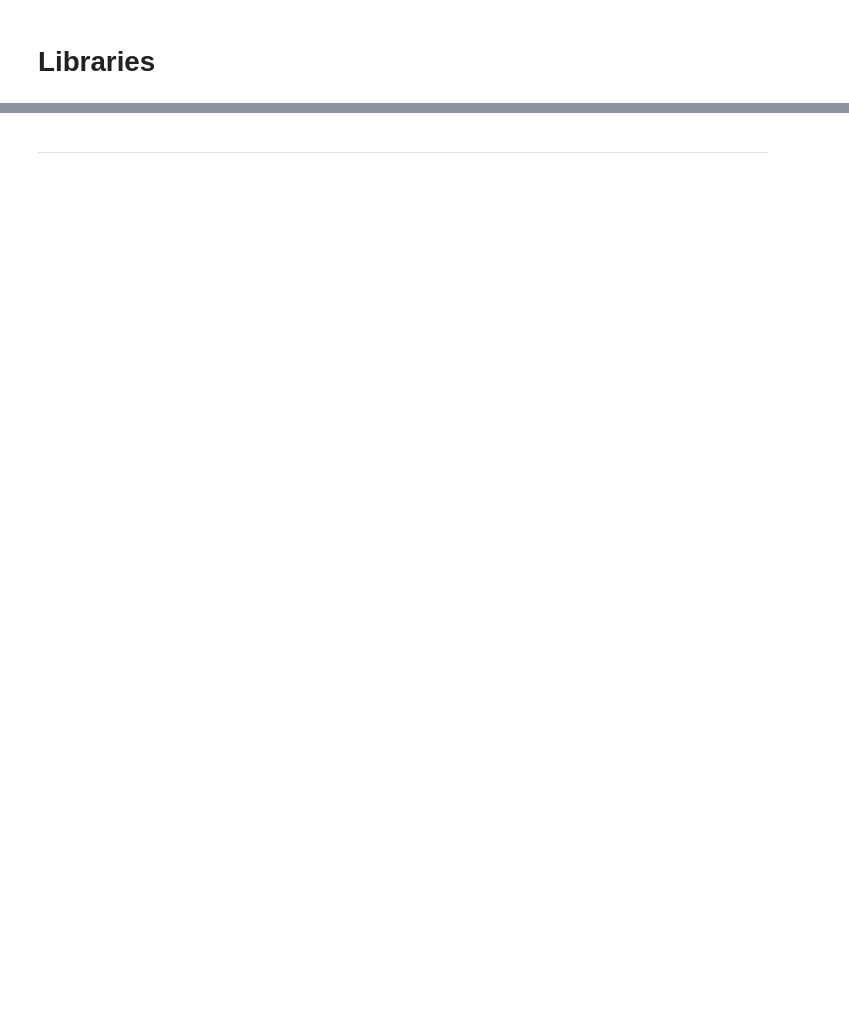
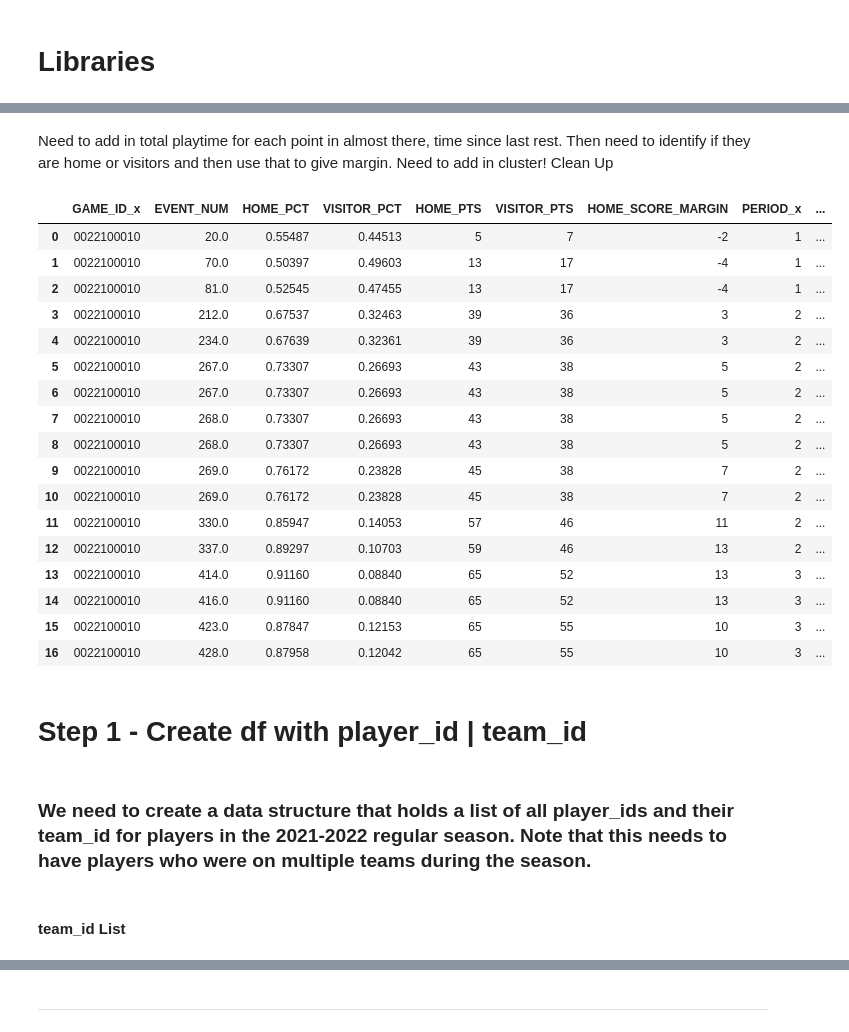
Before and after one commit to Eyring-Miller-Muriithi-capstone/shot-caller-for-ballers, a Jupyter notebook: Notebooks/Ryan/ryan_acquire_scrap_workbook.ipynb, the cells around one changed output, grey strips where cells are left out. Cells and saved outputs as stored; diff of their text form; code cells hidden in the pictures; blank space fills up the shorter version.

Commit message:
almost MVP updates

```diff
--- a/Notebooks/Ryan/ryan_acquire_scrap_workbook.ipynb
+++ b/Notebooks/Ryan/ryan_acquire_scrap_workbook.ipynb
@@ -62,0 +173,8 @@ df = shotchartdetail.ShotChartDetail(team_id,player_id).get_data_frames()[0]
+# %%
+df_shots = shotchartdetail.ShotChartDetail(team_id, player_id, season_type_all_star='Regular Season',
+                                                        season_nullable='2021-22',
+                                                        context_measure_simple = 'FGA').get_data_frames()[0]
+# %%
+df_shots['abs_time'] = np.where(df_shots.PERIOD < 5,
+                                (df_shots.PERIOD - 1) * 720 + (720 - (60 * df_shots.MINUTES_REMAINING) - (df_shots.SECONDS_REMAINING)),
+                                2880 + ((df_shots.PERIOD - 5) * 300) + (300 - (60 * df_shots.MINUTES_REMAINING) - (df_shots.SECONDS_REMAINING)))
@@ -62,0 +201,2 @@ df = shotchartdetail.ShotChartDetail(team_id,player_id).get_data_frames()[0]
+# %%
+df_game_shots = df_shots[df_shots.GAME_ID == game_id]
@@ -62,0 +219,33 @@ df = shotchartdetail.ShotChartDetail(team_id,player_id).get_data_frames()[0]
+# %%
+df_almostthere = df_player_game.merge(df_game_shots, how = 'inner', on = 'abs_time')
+# %% [markdown]
+Need to add in total playtime for each point in almost there, time since last rest.  Then need to identify if they are home or visitors and then use that to give margin.
+Need to add in cluster!
+Clean Up
+# %%
+df_almostthere
+# %% [output]
+|  | GAME_ID_x | EVENT_NUM | HOME_PCT | VISITOR_PCT | HOME_PTS | VISITOR_PTS | HOME_SCORE_MARGIN | PERIOD_x | ... |
+| 0 | 0022100010 | 20.0 | 0.55487 | 0.44513 | 5 | 7 | -2 | 1 | ... |
+| 1 | 0022100010 | 70.0 | 0.50397 | 0.49603 | 13 | 17 | -4 | 1 | ... |
+| 2 | 0022100010 | 81.0 | 0.52545 | 0.47455 | 13 | 17 | -4 | 1 | ... |
+| 3 | 0022100010 | 212.0 | 0.67537 | 0.32463 | 39 | 36 | 3 | 2 | ... |
+| 4 | 0022100010 | 234.0 | 0.67639 | 0.32361 | 39 | 36 | 3 | 2 | ... |
+| 5 | 0022100010 | 267.0 | 0.73307 | 0.26693 | 43 | 38 | 5 | 2 | ... |
+| 6 | 0022100010 | 267.0 | 0.73307 | 0.26693 | 43 | 38 | 5 | 2 | ... |
+| 7 | 0022100010 | 268.0 | 0.73307 | 0.26693 | 43 | 38 | 5 | 2 | ... |
+| 8 | 0022100010 | 268.0 | 0.73307 | 0.26693 | 43 | 38 | 5 | 2 | ... |
+| 9 | 0022100010 | 269.0 | 0.76172 | 0.23828 | 45 | 38 | 7 | 2 | ... |
+| 10 | 0022100010 | 269.0 | 0.76172 | 0.23828 | 45 | 38 | 7 | 2 | ... |
+| 11 | 0022100010 | 330.0 | 0.85947 | 0.14053 | 57 | 46 | 11 | 2 | ... |
+| 12 | 0022100010 | 337.0 | 0.89297 | 0.10703 | 59 | 46 | 13 | 2 | ... |
+| 13 | 0022100010 | 414.0 | 0.91160 | 0.08840 | 65 | 52 | 13 | 3 | ... |
+| 14 | 0022100010 | 416.0 | 0.91160 | 0.08840 | 65 | 52 | 13 | 3 | ... |
+| 15 | 0022100010 | 423.0 | 0.87847 | 0.12153 | 65 | 55 | 10 | 3 | ... |
+| 16 | 0022100010 | 428.0 | 0.87958 | 0.12042 | 65 | 55 | 10 | 3 | ... |
+# %% [markdown]
+# Step 1 - Create df with player_id | team_id
+# %% [markdown]
+### We need to create a data structure that holds a list of all player_ids and their team_id for players in the 2021-2022 regular season.  Note that this needs to have players who were on multiple teams during the season.
+# %% [markdown]
+#### team_id List
```
Also changed, not shown: parts of 163 cells of this notebook, 1 other file.
